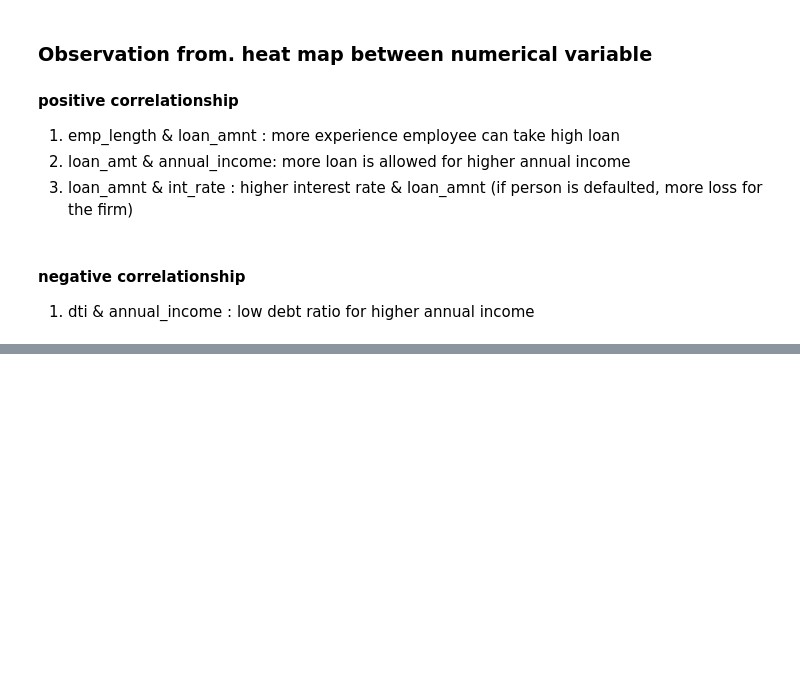
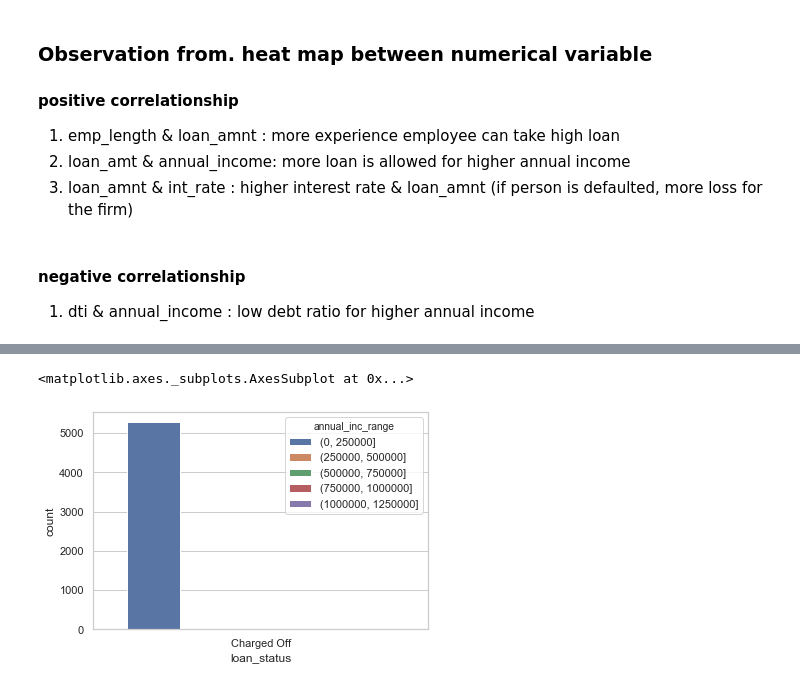
Before and after one commit to ps2420/LendingClubCaseStudy, a Jupyter notebook: lending_case_study.ipynb, the cells around one changed output, grey strips where cells are left out. Cells and saved outputs as stored; diff of their text form; code cells hidden in the pictures; blank space fills up the shorter version.

```diff
--- a/lending_case_study.ipynb
+++ b/lending_case_study.ipynb
@@ -491,0 +477,24 @@ lending_case.isnull().sum()
+# %%
+#annual income range
+#lending_case['annual_inc'].describe()
+bins = [0, 250000, 500000, 750000, 1000000, 1250000]
+labels = ['0-250,000', '250,000-500,000', '500,000-750,000', '750,000-1000,000', '1000,000(+)']
+lending_case['annual_inc_range'] = pd.cut(lending_case['annual_inc'], bins, labels)
+#lending_case['annual_inc_range'].unique()
+# %%
+#interest rate range
+#lending_case['int_rate'].describe()
+bins = [0, 5.0, 10.0, 15.0, 20.0, 25.0]
+labels = ['0-5.0', '5.0-10.0', '10.0-15.0', '15.0-20.0', '20.0-25.0']
+lending_case['int_rate_range'] = pd.cut(lending_case['int_rate'], bins, labels)
+#lending_case['int_rate'].unique()
+# %%
+#loan amount range
+#lending_case['int_rate'].describe()
+bins = [0, 7000.0, 14000.0, 21000.0, 28000.0, 35000.0]
+labels = ['0-7,000.0', '7,000.0-14,000.0', '14,000.0-21,000.0', '21,000.0-28,000.0', '28,000.0-35,000.0']
+lending_case['loan_amnt_range'] = pd.cut(lending_case['loan_amnt'], bins, labels)
+#lending_case['loan_amnt_range'].unique()
+# %%
+#Create a new dataframe charged off  to check the statuses
+co_lending_case = lending_case[(lending_case['loan_status'] == 'Charged Off')]
@@ -491,0 +507,6 @@ lending_case.isnull().sum()
+# %%
+sns.set(style="whitegrid")
+sns.countplot(x = "loan_status", hue="annual_inc_range", data = co_lending_case)
+# %% [output]
+<matplotlib.axes._subplots.AxesSubplot at 0x...>
+[figure, added]
```
Also changed, not shown: parts of 36 cells of this notebook.
